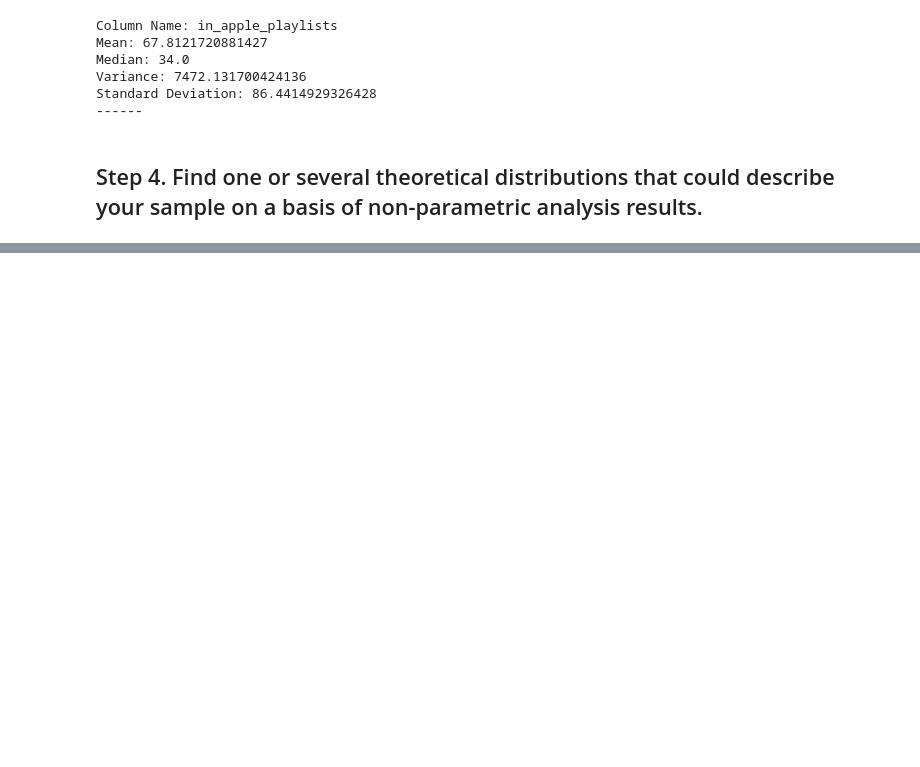
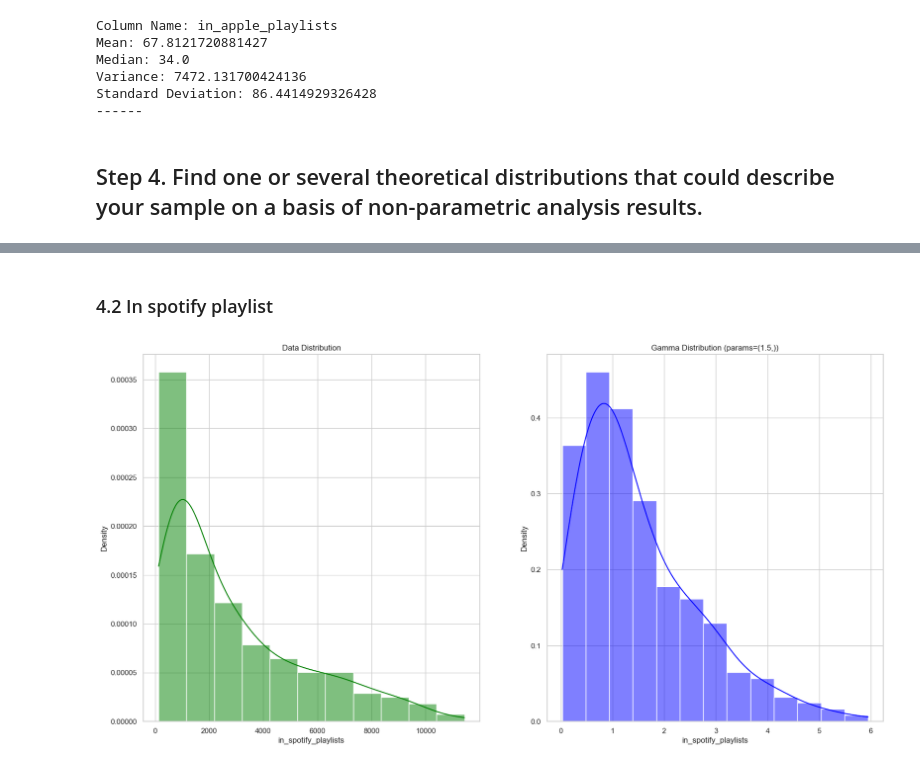
Before and after one commit to THECODEDEMOGORGON/multivariate_data_analysis, a Jupyter notebook: task1.ipynb, the cells around one changed output, grey strips where cells are left out. Saved outputs shown, nothing was run; the diff lists cells and outputs as text; code cells hidden in the pictures; blank space fills up the shorter version.

```diff
--- a/task1.ipynb
+++ b/task1.ipynb
@@ -315,0 +238,7 @@ KS test: The data follows the Weibull distribution.
+# %% [markdown]
+### 4.2 In spotify playlist
+# %%
+in_spot_sample = IQR(data['in_spotify_playlists'].dropna())
+plot_data_and_distribution(in_spot_sample, gamma, (1.5,), 'Gamma Distribution', 'in_spotify_playlists')
+# %% [output]
+[figure, added]
```
Also changed, not shown: parts of 31 cells of this notebook.
